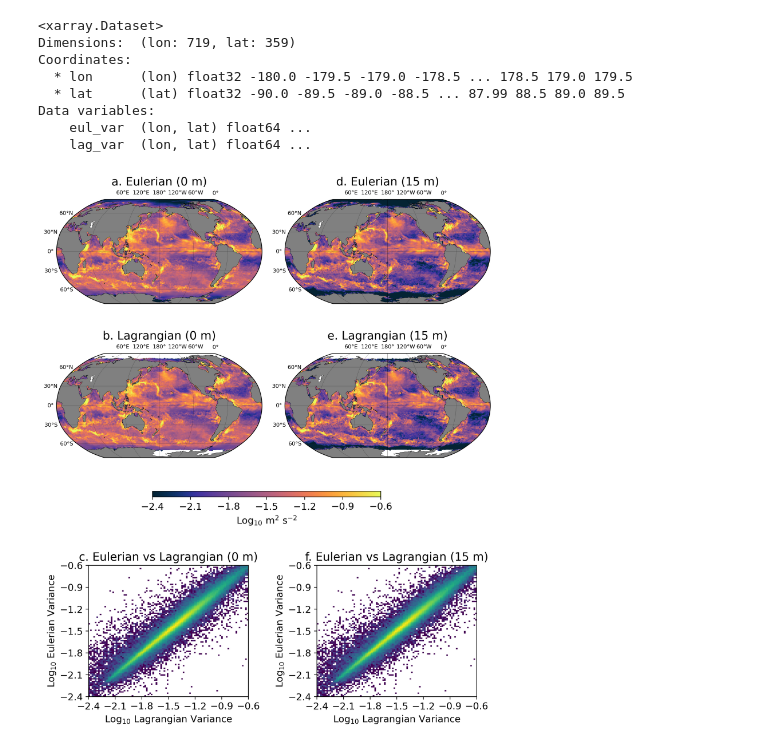
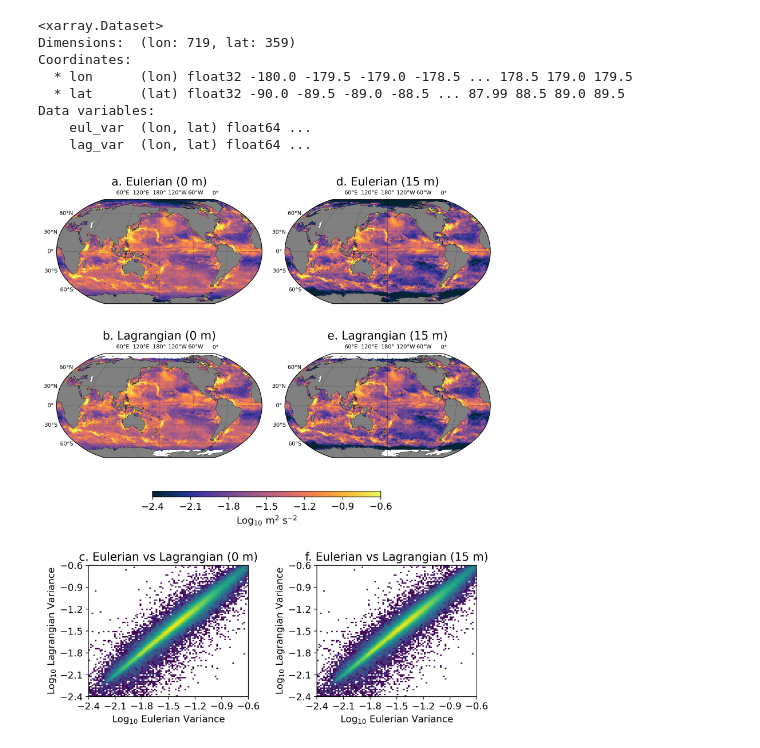
Before and after one commit to Eli8131/hycom_den_var, a Jupyter notebook: var_subplot/var_subplot.ipynb, the cells around one changed output. Drawn from its saved outputs; the diff is of its cells as text; code cells hidden in the pictures.

```diff
--- a/var_subplot/var_subplot.ipynb
+++ b/var_subplot/var_subplot.ipynb
@@ -127,45 +127,45 @@ fig.colorbar(image1, cax=cbar_ax, orientation = 'horizontal', label = 'Log$_{10}
 # fifth subplot
 ax5 = fig.add_subplot(3,2,5)
 # create histogram
-H, yedges, xedges = np.histogram2d(x = np.log10(var['eul_var'].values.flatten()),
-                                   y = np.log10(var['lag_var']).values.flatten(), bins = 100, range = [[-2.4,-0.6], [-2.4, -0.6]] )
+H, yedges, xedges = np.histogram2d(y = np.log10(var['eul_var'].values.flatten()),
+                                   x = np.log10(var['lag_var']).values.flatten(), bins = 100, range = [[-2.4,-0.6], [-2.4, -0.6]] )
 # plot histogram
 cmap = plt.cm.viridis
 image5 = ax5.pcolormesh(xedges, yedges, np.log10(H), cmap = cmap)
 ax5.set_title('c. Eulerian vs Lagrangian (0 m)')
+ax5.set_xlim(-2.4, -0.6)
 ax5.set_ylim(-2.4, -0.6)
-ax5.set_xlim(-2.4, -0.6)
 ax5.set_xticks(np.linspace(-2.4, -0.6, 7))
 ax5.set_yticks(np.linspace(-2.4, -0.6, 7))
-ax5.set_xlabel('Log$_{10}$ Lagrangian Variance')
-ax5.set_ylabel('Log$_{10}$ Eulerian Variance')
+ax5.set_ylabel('Log$_{10}$ Lagrangian Variance')
+ax5.set_xlabel('Log$_{10}$ Eulerian Variance')
 
 # sixth subplot
 ax6 = fig.add_subplot(3,2,6)
 # create histogram
-H, yedges, xedges = np.histogram2d(x = np.log10(var['eul_var'].values.flatten()),
-                                   y = np.log10(var['lag_var']).values.flatten(), bins = 100, range = [[-2.4,-0.6], [-2.4, -0.6]])
+H, yedges, xedges = np.histogram2d(y = np.log10(var['eul_var'].values.flatten()),
+                                   x = np.log10(var['lag_var']).values.flatten(), bins = 100, range = [[-2.4,-0.6], [-2.4, -0.6]])
 # plot histogram
 cmap = plt.cm.viridis
 image6 = ax6.pcolormesh(xedges, yedges, np.log10(H), cmap = cmap)
 ax6.set_title('f. Eulerian vs Lagrangian (15 m)')
+ax6.set_xlim(-2.4, -0.6)
 ax6.set_ylim(-2.4, -0.6)
-ax6.set_xlim(-2.4, -0.6)
+ax6.set_yticks(np.linspace(-2.4, -0.6, 7))
 ax6.set_xticks(np.linspace(-2.4, -0.6, 7))
-ax6.set_yticks(np.linspace(-2.4, -0.6, 7))
-ax6.set_xlabel('Log$_{10}$ Lagrangian Variance')
-ax6.set_ylabel('Log$_{10}$ Eulerian Variance')
+ax6.set_ylabel('Log$_{10}$ Lagrangian Variance')
+ax6.set_xlabel('Log$_{10}$ Eulerian Variance')
 
 # set font size for lat/lon labels
 plt.rcParams.update({'font.size': 7, 'font.family': 'sans-serif'})
 
 # Set positions for each subplot
 ax1.set_position([0.04, 0.7, 0.45, 0.3])  # left, bottom, width, height
 ax2.set_position([0.54, 0.7, 0.45, 0.3])
 ax3.set_position([0.04, 0.43, 0.45, 0.3])
 ax4.set_position([0.54, 0.43, 0.45, 0.3])
 ax5.set_position([0.11, 0.07, 0.35, 0.23])
 ax6.set_position([0.61, 0.07, 0.35, 0.23])
 plt.savefig('/Users/elifaigle/Desktop/var_2dhist_subplot.png', dpi = 300, format = 'png')
 # %% [output]
-[figure, old version]
+[figure, new version]
```
